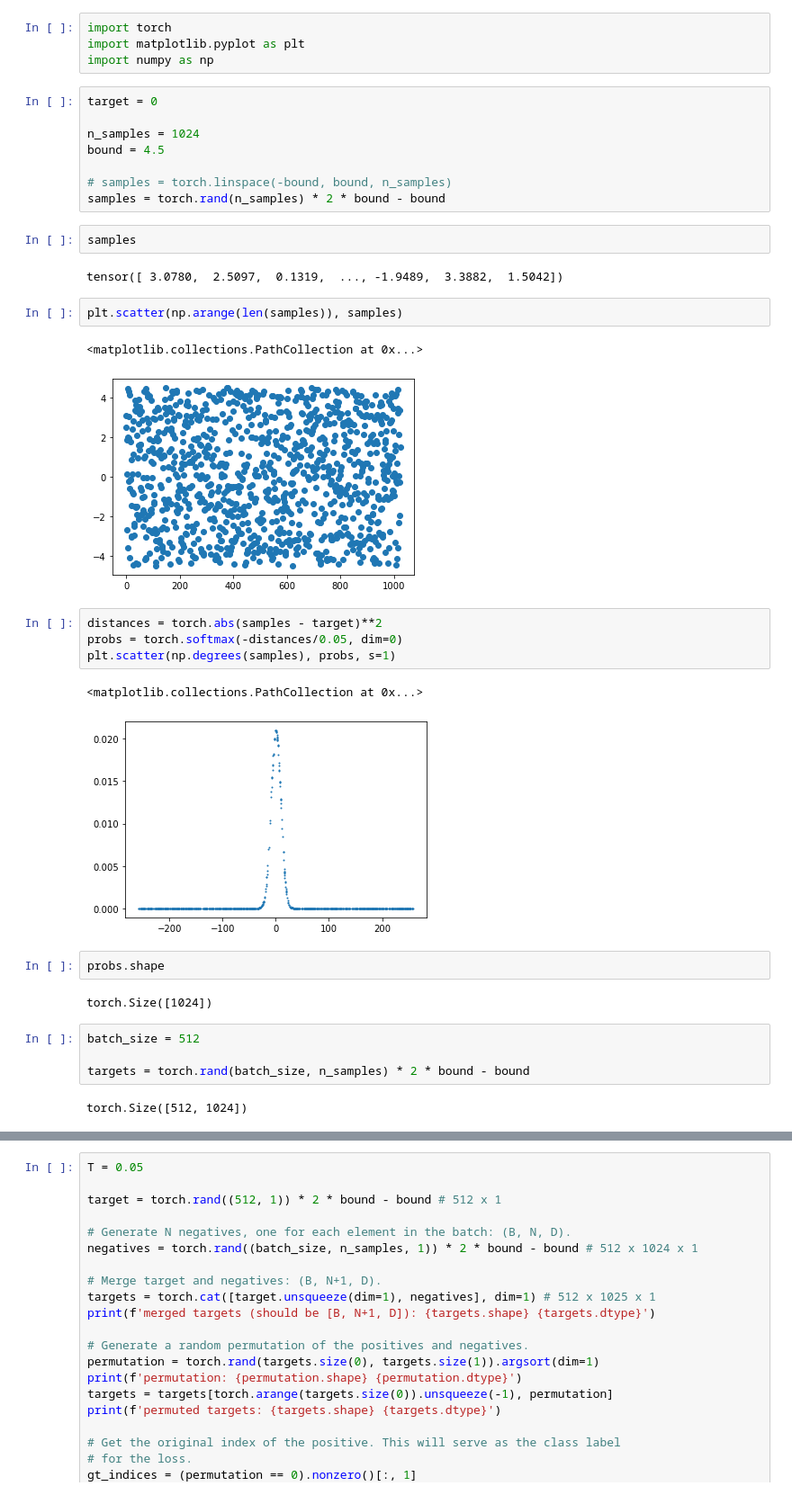
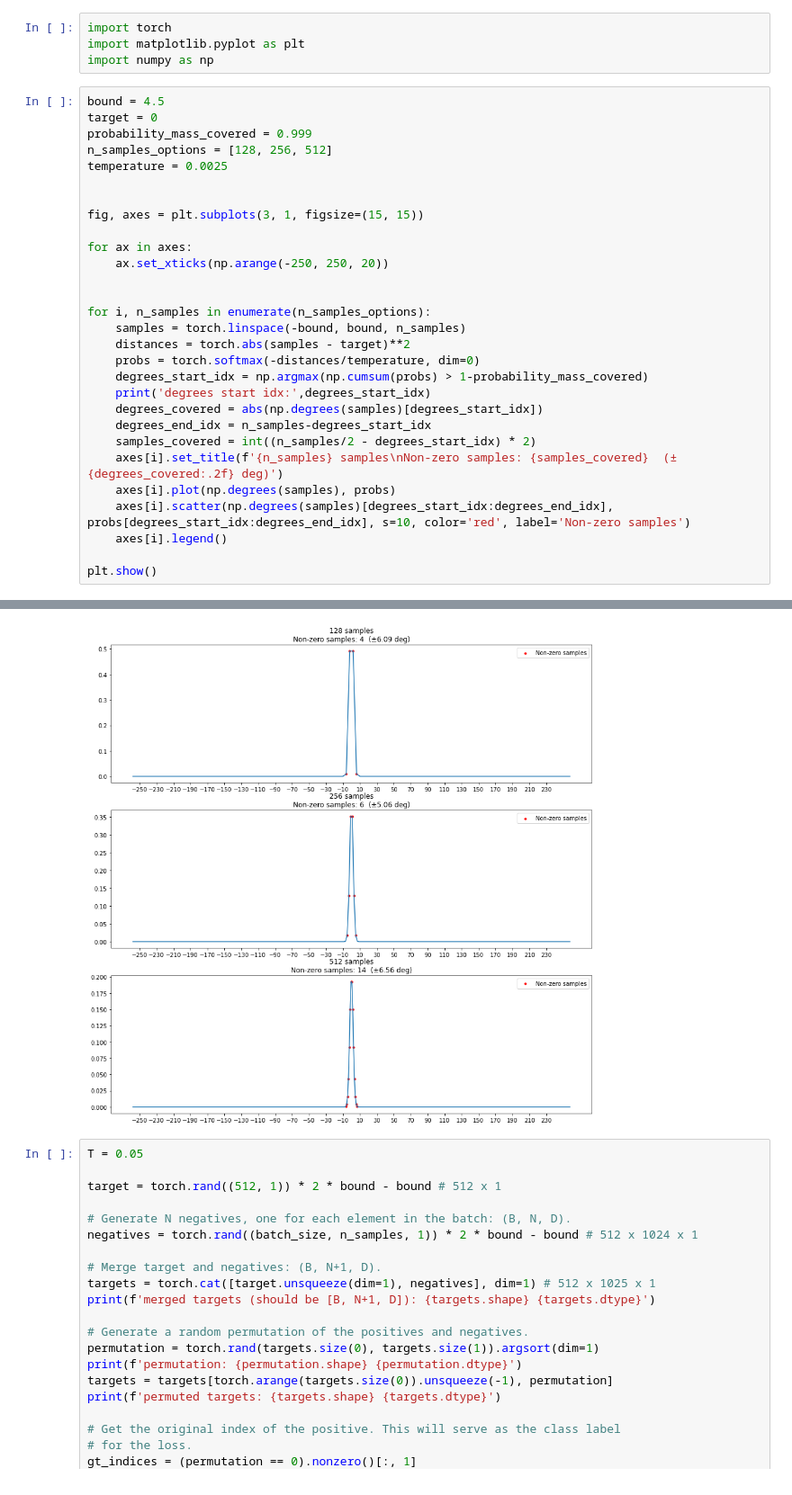
Before and after one commit to nikebless/e2e-driving, a Jupyter notebook: notebooks/proximity-aware.ipynb, the cells around one changed output, grey strips where cells are left out. Shown: that part at 90% size. Drawn from its saved outputs; the diff is of its cells as text.

```diff
--- a/notebooks/proximity-aware.ipynb
+++ b/notebooks/proximity-aware.ipynb
@@ -2,37 +2,33 @@
 import torch
 import matplotlib.pyplot as plt
 import numpy as np
-# %%
-target = 0
-
-n_samples = 1024
-bound = 4.5
-
-# samples = torch.linspace(-bound, bound, n_samples)
-samples = torch.rand(n_samples) * 2 * bound - bound
-# %%
-samples
-# %% [output]
-tensor([ 3.0780,  2.5097,  0.1319,  ..., -1.9489,  3.3882,  1.5042])
-# %%
-plt.scatter(np.arange(len(samples)), samples)
-# %% [output]
-<matplotlib.collections.PathCollection at 0x...>
-[figure, removed]
-# %%
-distances = torch.abs(samples - target)**2
-probs = torch.softmax(-distances/0.05, dim=0)
-plt.scatter(np.degrees(samples), probs, s=1)
-# %% [output]
-<matplotlib.collections.PathCollection at 0x...>
-[figure, removed]
-# %%
-probs.shape
-# %% [output]
-torch.Size([1024])
-# %%
-batch_size = 512
-
-targets = torch.rand(batch_size, n_samples) * 2 * bound - bound
-# %% [output]
-torch.Size([512, 1024])
+# %%
+bound = 4.5
+target = 0
+probability_mass_covered = 0.999
+n_samples_options = [128, 256, 512]
+temperature = 0.0025
+
+
+fig, axes = plt.subplots(3, 1, figsize=(15, 15))
+
+for ax in axes:
+    ax.set_xticks(np.arange(-250, 250, 20))
+
+
+for i, n_samples in enumerate(n_samples_options):
+    samples = torch.linspace(-bound, bound, n_samples)
+    distances = torch.abs(samples - target)**2
+    probs = torch.softmax(-distances/temperature, dim=0)
+    degrees_start_idx = np.argmax(np.cumsum(probs) > 1-probability_mass_covered)
+    print('degrees start idx:',degrees_start_idx)
+    degrees_covered = abs(np.degrees(samples)[degrees_start_idx])
+    degrees_end_idx = n_samples-degrees_start_idx
+    samples_covered = int((n_samples/2 - degrees_start_idx) * 2)
+    axes[i].set_title(f'{n_samples} samples\nNon-zero samples: {samples_covered}  (±{degrees_covered:.2f} deg)')
+    axes[i].plot(np.degrees(samples), probs)
+    axes[i].scatter(np.degrees(samples)[degrees_start_idx:degrees_end_idx], probs[degrees_start_idx:degrees_end_idx], s=10, color='red', label='Non-zero samples')
+    axes[i].legend()
+
+plt.show()
+# %% [output]
@@ -39,3 +38,4 @@ torch.Size([512, 1024])
+[figure, added]
 # %%
 T = 0.05
 
```
Also changed, not shown: parts of 1 cell of this notebook, 3 other files.
